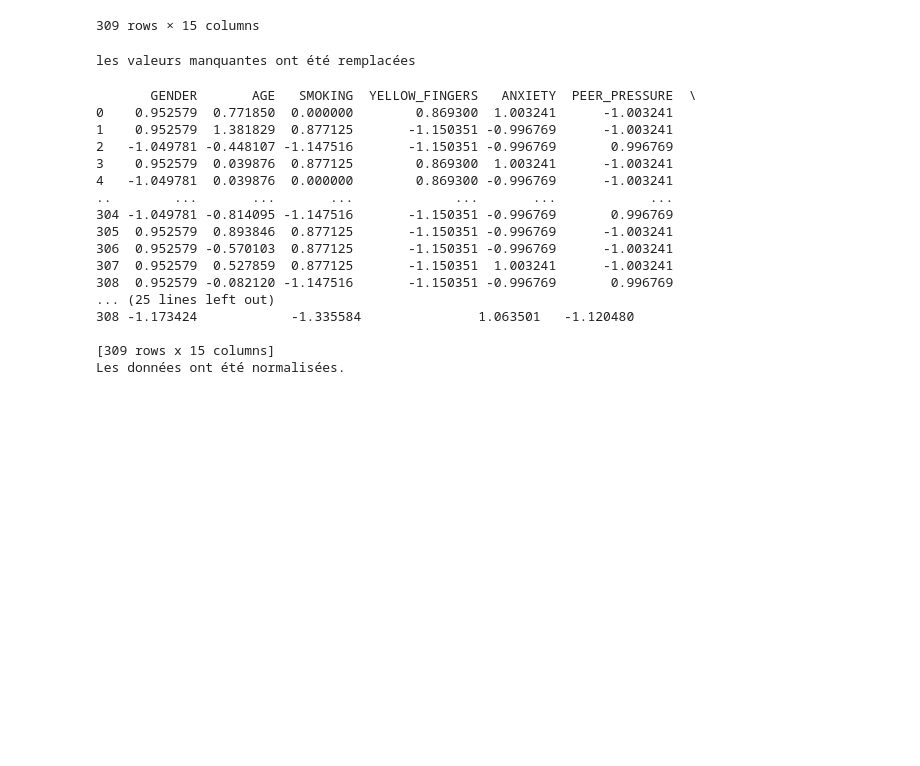
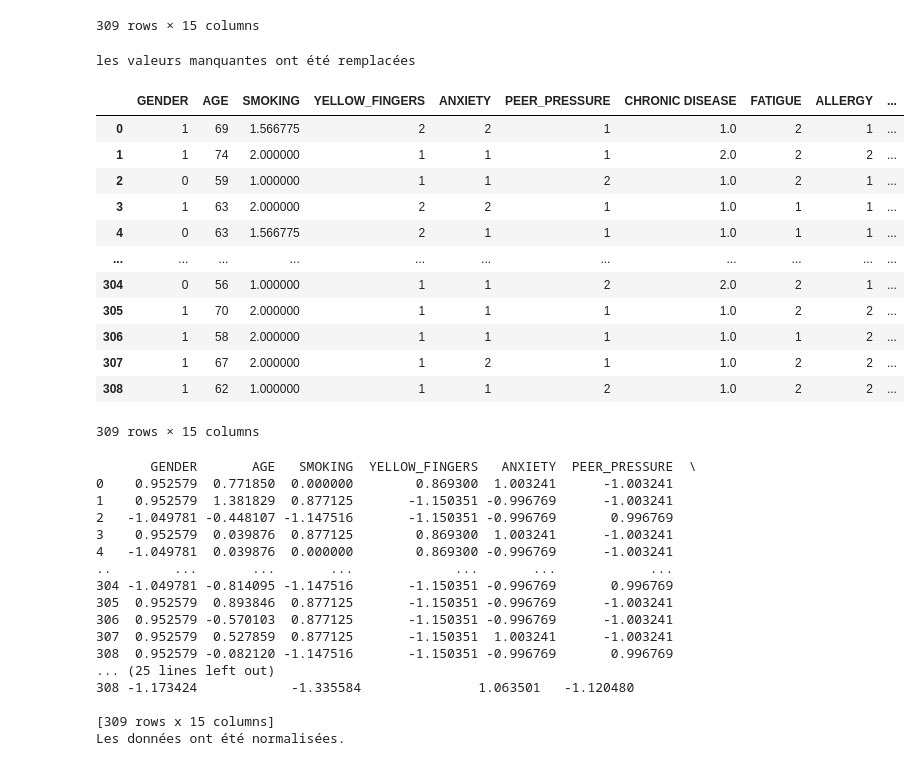
Before and after one commit to HediBenHellal/afd-analysis, a Jupyter notebook: lung_cancer_project.ipynb, the cells around one changed output. Cells and saved outputs as stored; diff of their text form; code cells hidden in the pictures; blank space fills up the shorter version.

```diff
--- a/lung_cancer_project.ipynb
+++ b/lung_cancer_project.ipynb
@@ -49,12 +49,27 @@ data #afficher la dataframe après tranformation
 # %%
 #Vérifier s’il existe des observations qui sont manquantes ou NaN, si c’est le cas alors remplacer les valeurs manquantes dans chaque colonne par la moyenne de la variable.
 if data.isnull().values.any(): # Vérifier s'il existe des valeurs manquantes (NaN) dans le DataFrame
    data = data.fillna(data.mean()) # Remplacer les valeurs manquantes par la moyenne de chaque colonne
    print("les valeurs manquantes ont été remplacées")
 else:
    print("pas de valeurs manquantes ")
+
+data
 # %% [output]
 les valeurs manquantes ont été remplacées
+|  | GENDER | AGE | SMOKING | YELLOW_FINGERS | ANXIETY | PEER_PRESSURE | CHRONIC DISEASE | FATIGUE | ALLERGY | ... |
+| 0 | 1 | 69 | 1.566775 | 2 | 2 | 1 | 1.0 | 2 | 1 | ... |
+| 1 | 1 | 74 | 2.000000 | 1 | 1 | 1 | 2.0 | 2 | 2 | ... |
+| 2 | 0 | 59 | 1.000000 | 1 | 1 | 2 | 1.0 | 2 | 1 | ... |
+| 3 | 1 | 63 | 2.000000 | 2 | 2 | 1 | 1.0 | 1 | 1 | ... |
+| 4 | 0 | 63 | 1.566775 | 2 | 1 | 1 | 1.0 | 1 | 1 | ... |
+| ... | ... | ... | ... | ... | ... | ... | ... | ... | ... | ... |
+| 304 | 0 | 56 | 1.000000 | 1 | 1 | 2 | 2.0 | 2 | 1 | ... |
+| 305 | 1 | 70 | 2.000000 | 1 | 1 | 1 | 1.0 | 2 | 2 | ... |
+| 306 | 1 | 58 | 2.000000 | 1 | 1 | 1 | 1.0 | 1 | 2 | ... |
+| 307 | 1 | 67 | 2.000000 | 1 | 2 | 1 | 1.0 | 2 | 2 | ... |
+| 308 | 1 | 62 | 1.000000 | 1 | 1 | 2 | 1.0 | 2 | 2 | ... |
+309 rows × 15 columns
 # %%
 #Vérifier si la base est normalisée ou non (centrée réduite)
 import pandas as pd
```
Also changed, not shown: parts of 8 cells of this notebook.
